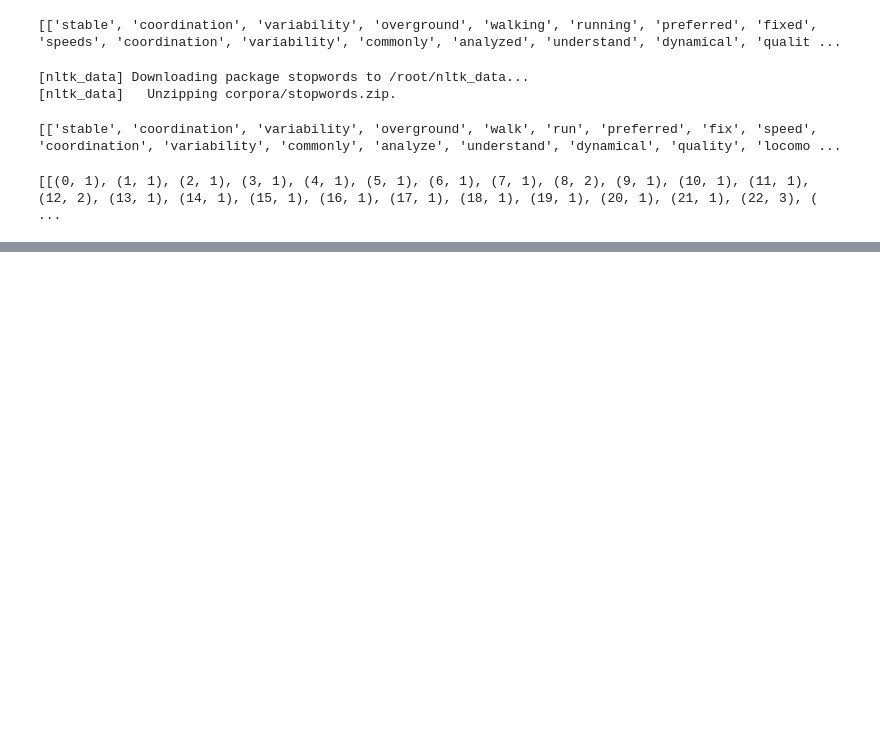
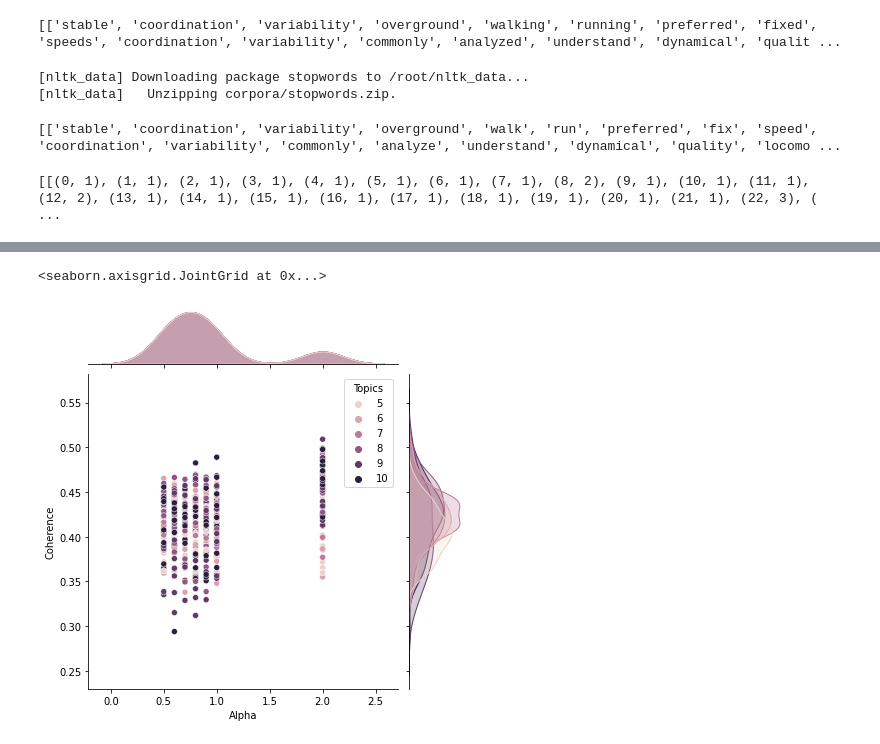
Before and after one commit to Mohamed-Ahmed-Abo-El-Enen/LDATopicExtraction, a Jupyter notebook: Coherance_Tunning_2gram_LDA.ipynb, the cells around one changed output, grey strips where cells are left out. Drawn from its saved outputs; the diff is of its cells as text; code cells hidden in the pictures; blank space fills up the shorter version.

```diff
--- a/Coherance_Tunning_2gram_LDA.ipynb
+++ b/Coherance_Tunning_2gram_LDA.ipynb
@@ -219,3 +217,6 @@ res_df = pd.DataFrame(model_results)
 res_df
 # %%
 res_df.to_csv('lda_tuning_results.csv', index=False)
+# %%
+res_df = pd.read_csv("/content/drive/MyDrive/Dataset/TopicExtraction/lda_tuning_results.csv")
+res_df
@@ -221,0 +237,17 @@ res_df.to_csv('lda_tuning_results.csv', index=False)
+# %%
+res_df_copy = res_df.copy()
+res_df_copy.loc[res_df_copy["Beta"] == "symmetric", "Beta"] = 1
+res_df_copy.loc[res_df_copy["Beta"] == "asymmetric", "Beta"] = 2
+
+res_df_copy.loc[res_df_copy["Alpha"] == "symmetric", "Alpha"] = 1
+res_df_copy.loc[res_df_copy["Alpha"] == "asymmetric", "Alpha"] = 2
+
+res_df_copy["Beta"] = res_df_copy["Beta"].astype(float)
+res_df_copy["Alpha"] = res_df_copy["Alpha"].astype(float)
+# %%
+import seaborn as sns
+
+sns.jointplot(x="Alpha",y="Coherence",data=res_df_copy,hue="Topics")
+# %% [output]
+<seaborn.axisgrid.JointGrid at 0x...>
+[figure, added]
```
Also changed, not shown: parts of 16 cells of this notebook, 2 other files.
